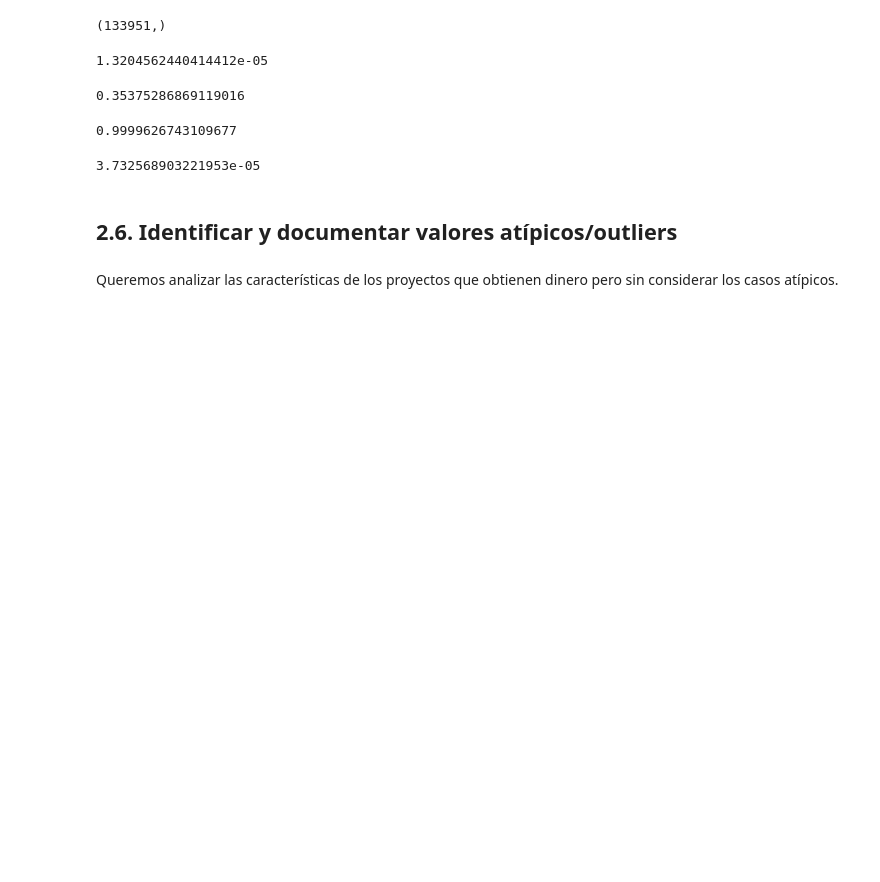
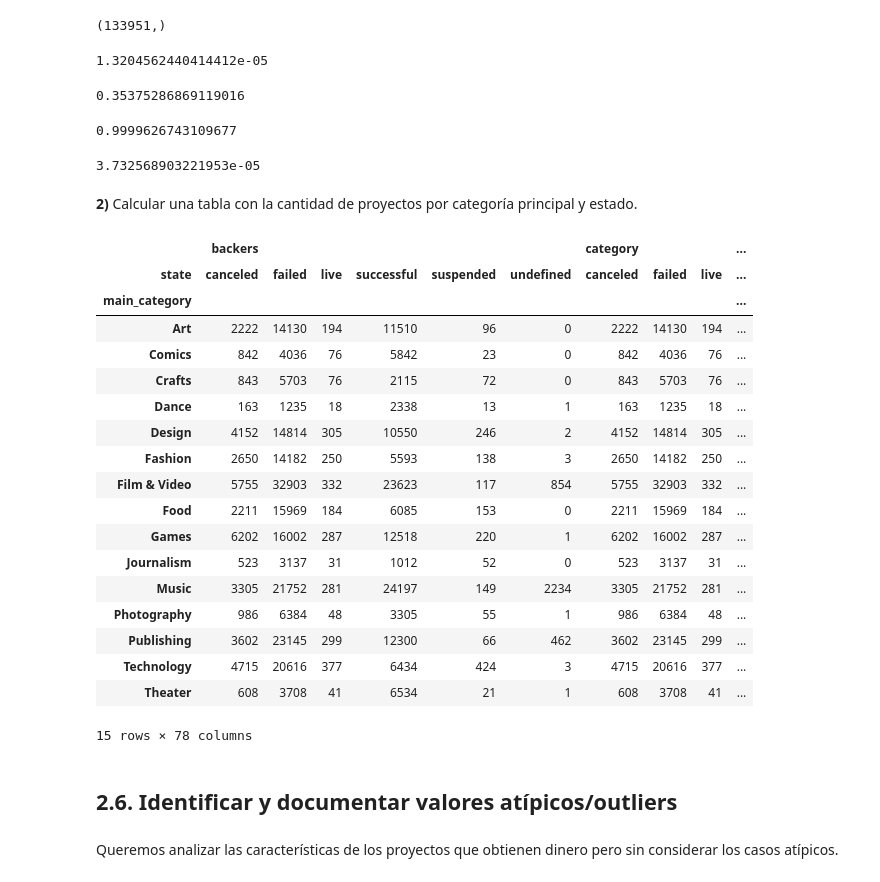
Before and after one commit to Verobornancini/AnalisisYCuracion, a Jupyter notebook: notebooks/Limpieza.ipynb, the cells around one changed output. Drawn from its saved outputs; the diff is of its cells as text; code cells hidden in the pictures; blank space fills up the shorter version.

```diff
--- a/notebooks/Limpieza.ipynb
+++ b/notebooks/Limpieza.ipynb
@@ -1078,6 +1090,33 @@ proporcion_2= Exitoso_noObjetivo.count()/(Exitoso_noObjetivo.count() + Exitoso_s
 proporcion_2
 # %% [output]
 3.732568903221953e-05
+# %% [markdown]
+**2)** Calcular una tabla con la cantidad de proyectos por categoría principal y estado.
+# %%
+kickstarter_2018.pivot_table(index='main_category',
+                             columns='state',
+                             aggfunc='count',
+                             fill_value=0).astype(int)
+# %% [output]
+|  | backers |  |  |  |  |  | category |  |  | ... |
+| state | canceled | failed | live | successful | suspended | undefined | canceled | failed | live | ... |
+| main_category |  |  |  |  |  |  |  |  |  | ... |
+| Art | 2222 | 14130 | 194 | 11510 | 96 | 0 | 2222 | 14130 | 194 | ... |
+| Comics | 842 | 4036 | 76 | 5842 | 23 | 0 | 842 | 4036 | 76 | ... |
+| Crafts | 843 | 5703 | 76 | 2115 | 72 | 0 | 843 | 5703 | 76 | ... |
+| Dance | 163 | 1235 | 18 | 2338 | 13 | 1 | 163 | 1235 | 18 | ... |
+| Design | 4152 | 14814 | 305 | 10550 | 246 | 2 | 4152 | 14814 | 305 | ... |
+| Fashion | 2650 | 14182 | 250 | 5593 | 138 | 3 | 2650 | 14182 | 250 | ... |
+| Film & Video | 5755 | 32903 | 332 | 23623 | 117 | 854 | 5755 | 32903 | 332 | ... |
+| Food | 2211 | 15969 | 184 | 6085 | 153 | 0 | 2211 | 15969 | 184 | ... |
+| Games | 6202 | 16002 | 287 | 12518 | 220 | 1 | 6202 | 16002 | 287 | ... |
+| Journalism | 523 | 3137 | 31 | 1012 | 52 | 0 | 523 | 3137 | 31 | ... |
+| Music | 3305 | 21752 | 281 | 24197 | 149 | 2234 | 3305 | 21752 | 281 | ... |
+| Photography | 986 | 6384 | 48 | 3305 | 55 | 1 | 986 | 6384 | 48 | ... |
+| Publishing | 3602 | 23145 | 299 | 12300 | 66 | 462 | 3602 | 23145 | 299 | ... |
+| Technology | 4715 | 20616 | 377 | 6434 | 424 | 3 | 4715 | 20616 | 377 | ... |
+| Theater | 608 | 3708 | 41 | 6534 | 21 | 1 | 608 | 3708 | 41 | ... |
+15 rows × 78 columns
 # %% [markdown]
 ## 2.6. Identificar y documentar valores atípicos/outliers
 # %% [markdown]
```
Also changed, not shown: parts of 54 cells of this notebook, 2 other files.
